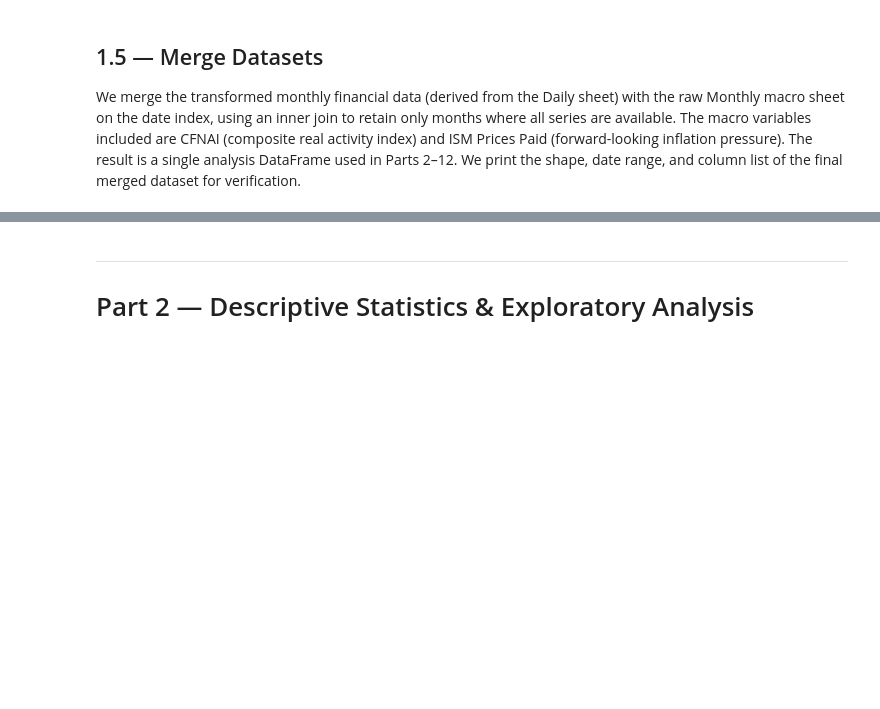
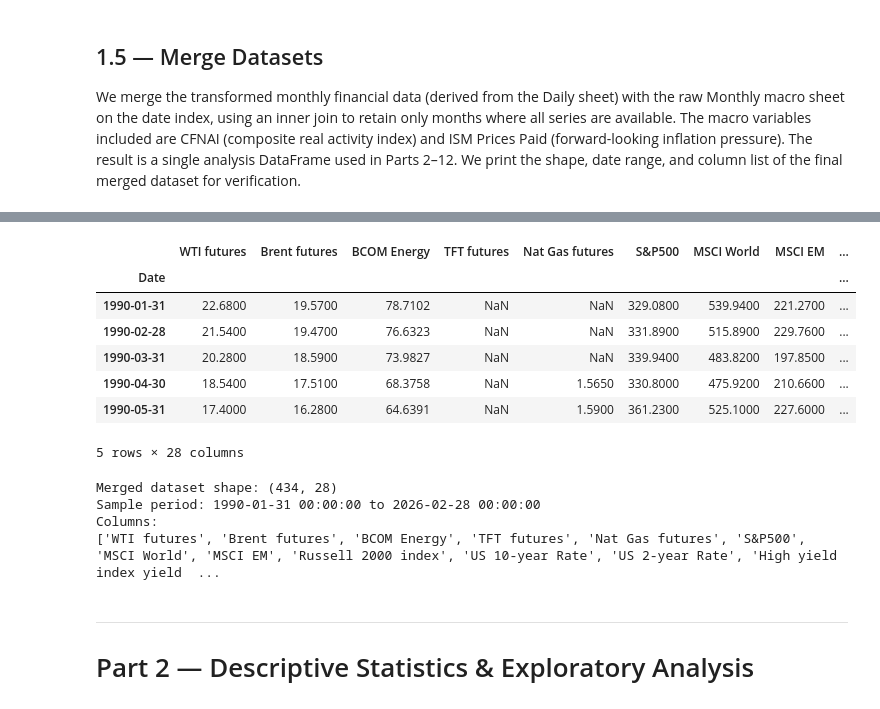
Before and after one commit to Altankaragulle/EMIF_Project_Oil, a Jupyter notebook: EMIF_Oil_Shock_Project.ipynb, the cells around one changed output, grey strips where cells are left out. Cells and saved outputs as stored; diff of their text form; code cells hidden in the pictures; blank space fills up the shorter version.

```diff
--- a/EMIF_Oil_Shock_Project.ipynb
+++ b/EMIF_Oil_Shock_Project.ipynb
@@ -61,0 +208,13 @@ Stationarity of all transformed variables is formally confirmed in Part 4.
+# %%
+# Compute first differences for yield / rate variables
+rate_cols = [
+    "US 10-year Rate",
+    "US 2-year Rate",
+    "High yield index yield to worst"
+]
+
+for col in rate_cols:
+    if col in daily_monthly.columns:
+        daily_monthly[f"d_{col}"] = daily_monthly[col].diff()
+
+daily_monthly[[c for c in daily_monthly.columns if c.startswith("d_")]].head()
@@ -61,0 +229,8 @@ Stationarity of all transformed variables is formally confirmed in Part 4.
+# %%
+# Mork (1989) positive oil price change
+daily_monthly["Oil_pos"] = np.maximum(daily_monthly["r_WTI futures"], 0)
+
+# Term spread
+daily_monthly["Term_spread"] = daily_monthly["US 10-year Rate"] - daily_monthly["US 2-year Rate"]
+
+daily_monthly[["r_WTI futures", "Oil_pos", "Term_spread"]].head()
@@ -63,3 +246,14 @@ Stationarity of all transformed variables is formally confirmed in Part 4.
 ## 1.5 — Merge Datasets
 
 We merge the transformed monthly financial data (derived from the Daily sheet) with the raw Monthly macro sheet on the date index, using an inner join to retain only months where all series are available. The macro variables included are CFNAI (composite real activity index) and ISM Prices Paid (forward-looking inflation pressure). The result is a single analysis DataFrame used in Parts 2–12. We print the shape, date range, and column list of the final merged dataset for verification.
+# %%
+# Set Date as index for the Monthly sheet
+monthly = monthly.set_index("Date")
+
+# Keep the macro variables used in the baseline specification
+monthly_macro = monthly[[
+    "CFNAI Index",
+    "Manufacturing ISM - Price Paid"
+]].copy()
+
+monthly_macro.head()
@@ -66,3 +268,27 @@ We merge the transformed monthly financial data (derived from the Daily sheet) w
+# %%
+# Merge monthly financial data with monthly macro data
+analysis_df = daily_monthly.merge(monthly_macro, left_index=True, right_index=True, how="inner")
+
+analysis_df.head()
+# %% [output]
+|  | WTI futures | Brent futures | BCOM Energy | TFT futures | Nat Gas futures | S&P500 | MSCI World | MSCI EM | ... |
+| Date |  |  |  |  |  |  |  |  | ... |
+| 1990-01-31 | 22.6800 | 19.5700 | 78.7102 | NaN | NaN | 329.0800 | 539.9400 | 221.2700 | ... |
+| 1990-02-28 | 21.5400 | 19.4700 | 76.6323 | NaN | NaN | 331.8900 | 515.8900 | 229.7600 | ... |
+| 1990-03-31 | 20.2800 | 18.5900 | 73.9827 | NaN | NaN | 339.9400 | 483.8200 | 197.8500 | ... |
+| 1990-04-30 | 18.5400 | 17.5100 | 68.3758 | NaN | 1.5650 | 330.8000 | 475.9200 | 210.6600 | ... |
+| 1990-05-31 | 17.4000 | 16.2800 | 64.6391 | NaN | 1.5900 | 361.2300 | 525.1000 | 227.6000 | ... |
+5 rows × 28 columns
+# %%
+print("Merged dataset shape:", analysis_df.shape)
+print("Sample period:", analysis_df.index.min(), "to", analysis_df.index.max())
+print("Columns:")
+print(list(analysis_df.columns))
+# %% [output]
+Merged dataset shape: (434, 28)
+Sample period: 1990-01-31 00:00:00 to 2026-02-28 00:00:00
+Columns:
+['WTI futures', 'Brent futures', 'BCOM Energy', 'TFT futures', 'Nat Gas futures', 'S&P500', 'MSCI World', 'MSCI EM', 'Russell 2000 index', 'US 10-year Rate', 'US 2-year Rate', 'High yield index yield  ...
 # %% [markdown]
 ---
 
```
Also changed, not shown: parts of 12 cells of this notebook, 1 other file.
